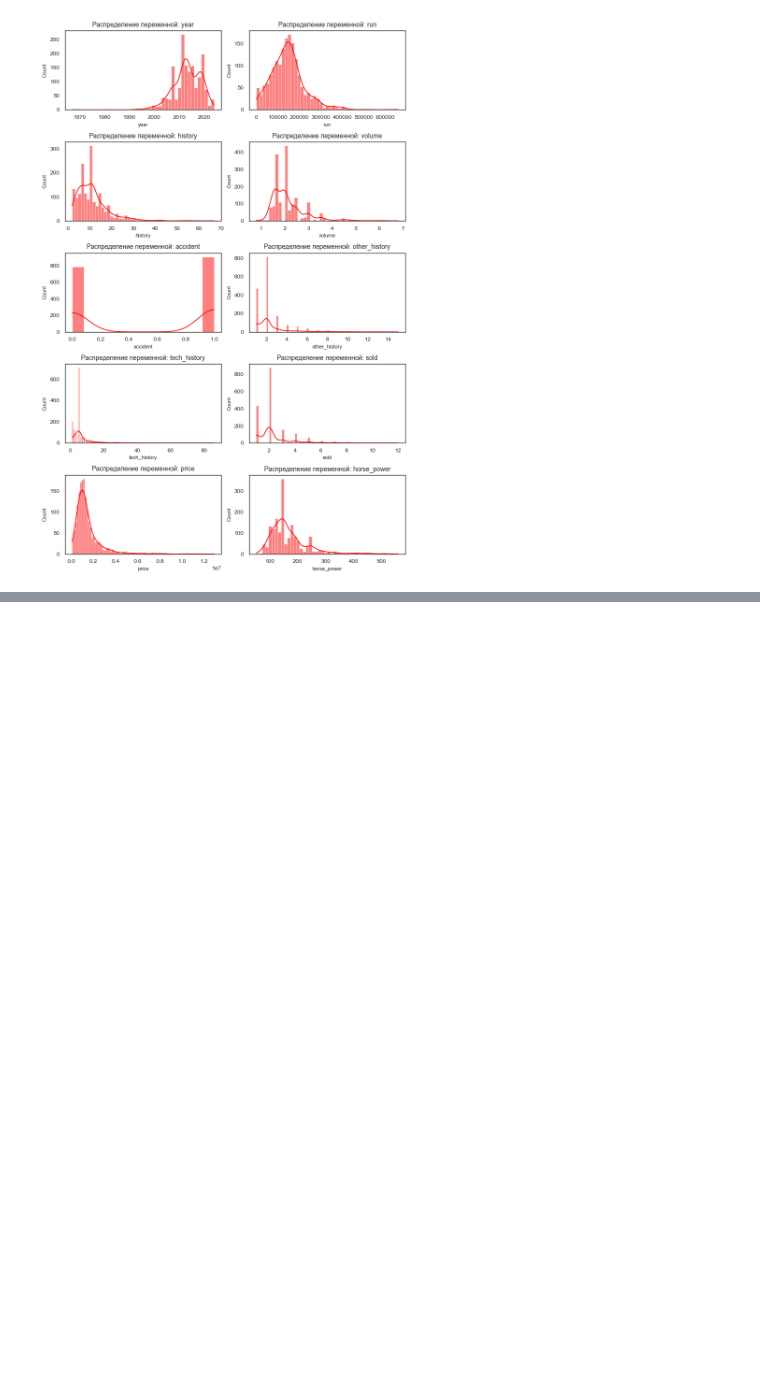
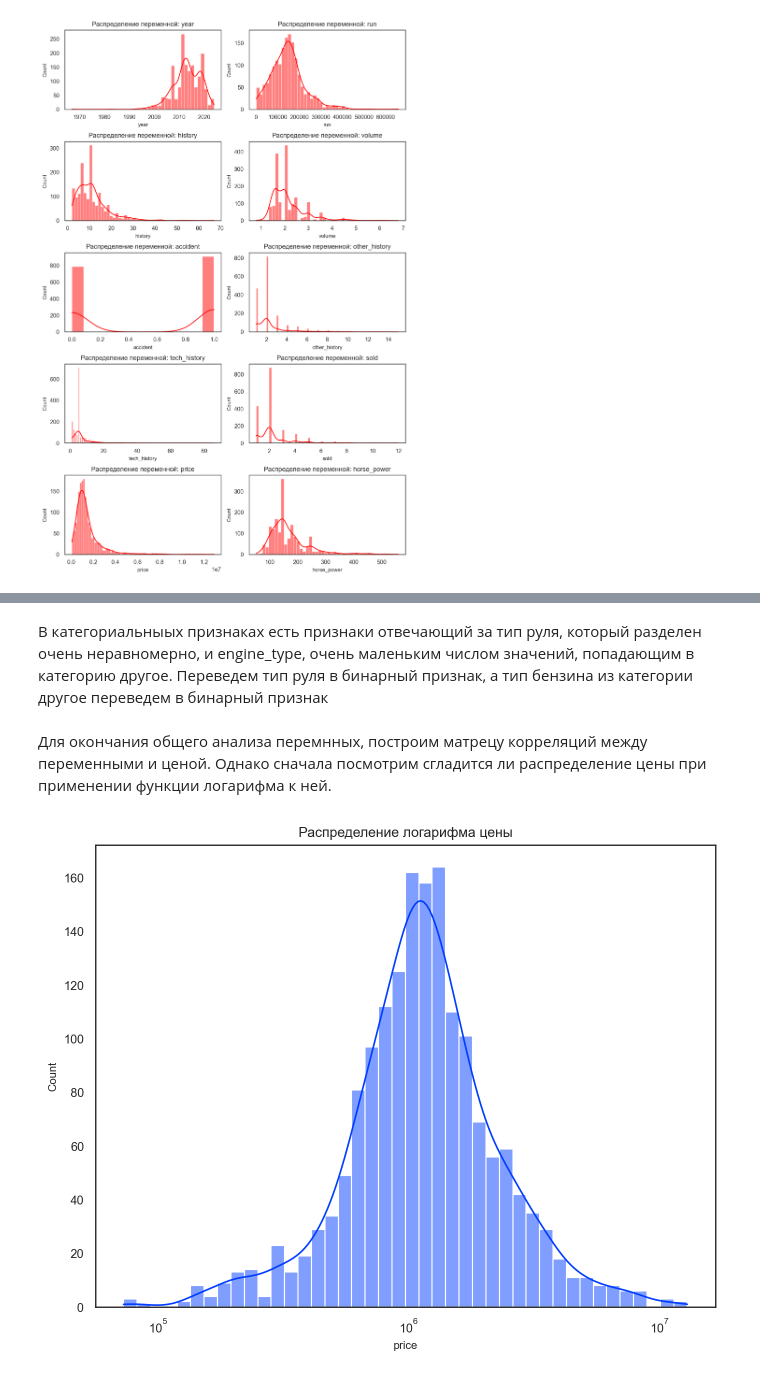
Before and after one commit to Natasha-rare/parcing_andan_hw, a Jupyter notebook: visualisation.ipynb, the cells around one changed output, grey strips where cells are left out. Cells and saved outputs as stored; diff of their text form; code cells hidden in the pictures; blank space fills up the shorter version.

Commit message:
visualisation of numeric and some of cat cols

```diff
--- a/visualisation.ipynb
+++ b/visualisation.ipynb
@@ -2,14 +2,18 @@
 import pandas as pd
 import numpy as np
 import plotly.io as pio
+import plotly.express as px
 import matplotlib.pyplot as plt
 import re
 import seaborn as sns
 from sklearn.impute import SimpleImputer
 pio.renderers.default = 'notebook'
-sns.set_palette('viridis')
+sns.set_palette('bright')
+
 pd.set_option('display.max_rows', 30)
-sns.set_context("paper", rc={"font.size":8,"axes.titlesize":10,"axes.labelsize":8})
+
+sns.set_context(rc={"font.size":8,"axes.titlesize":10,"axes.labelsize":8})
+%config InlineBackend.figure_format = 'retina'
 # %% [markdown]
 загрузим очищенный датасет
 # %%
@@ -96,0 +123,14 @@ plt.show()
+# %% [markdown]
+В категориальныых признаках есть признаки отвечающий за тип руля, который разделен очень неравномерно, и engine_type, очень маленьким числом значений, попадающим в категорию другое. Переведем тип руля в бинарный признак, а тип бензина из категории другое переведем в бинарный признак
+# %%
+df['wheel'] = df['wheel'].map({'Правый': 0, 'Левый': 1}).astype(int)
+df['engine_type'] = df['engine_type'].map({'другое':0, 'Бензин': 0, 'Дизель': 1}).astype(int)
+# %% [markdown]
+Для окончания общего анализа перемнных, построим матрецу корреляций между переменными и ценой. Однако сначала посмотрим сгладится ли распределение цены при применении функции логарифма к ней.
+# %%
+plt.figure(figsize=(8, 6))
+sns.histplot(df['price'], kde=True, log_scale=True)
+plt.title(f'Распределение логарифма цены')
+plt.show()
+# %% [output]
+[figure, added]
```
Also changed, not shown: parts of 18 cells of this notebook.
